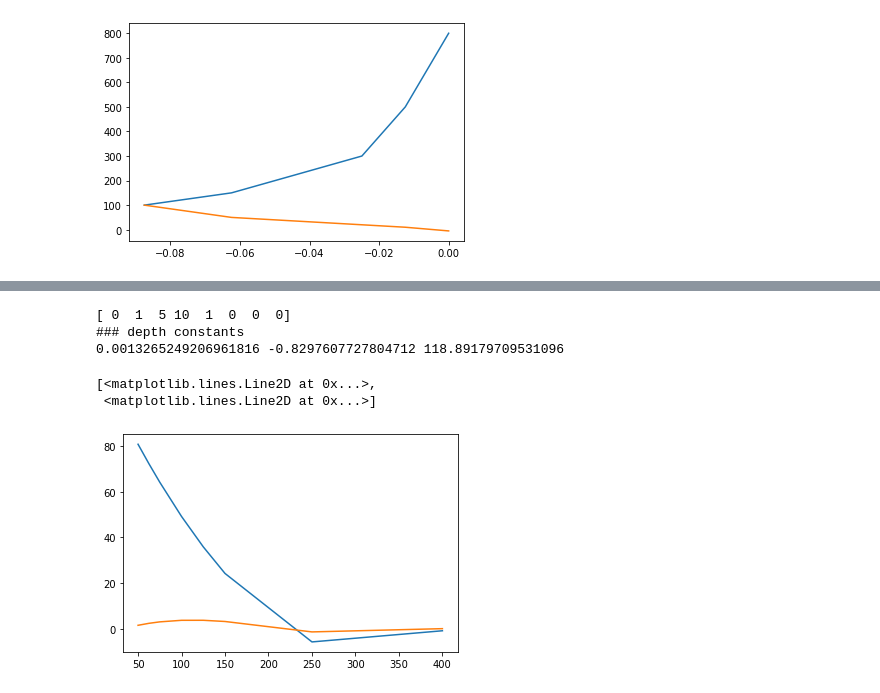
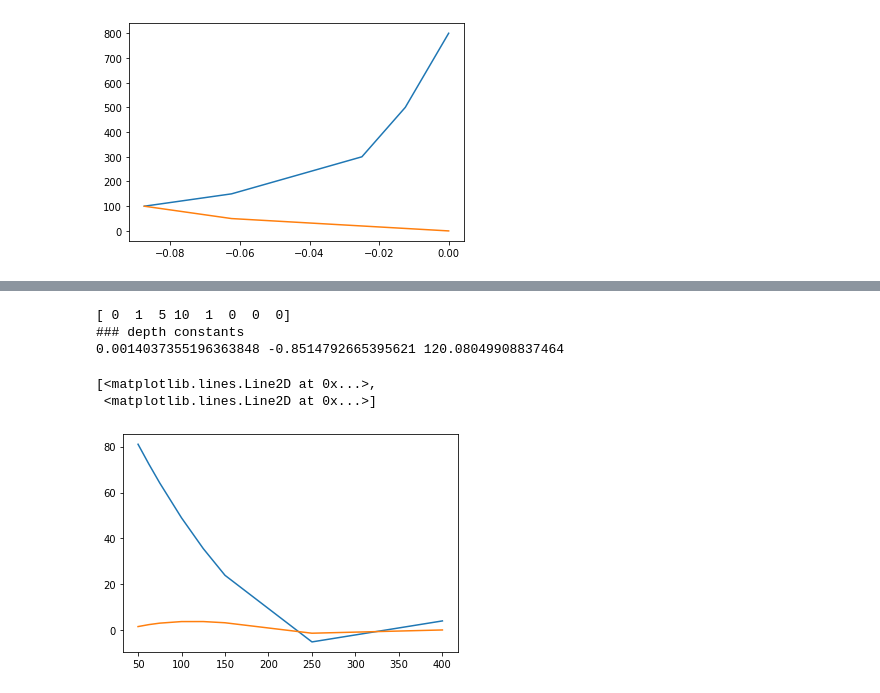
Before and after one commit to Manuel-Research-Group/meanderpy, a Jupyter notebook: meanderpy/Numerical Fits.ipynb, the cells around one changed output, grey strips where cells are left out. Saved outputs shown, nothing was run; the diff lists cells and outputs as text; code cells hidden in the pictures.

```diff
--- a/meanderpy/Numerical Fits.ipynb
+++ b/meanderpy/Numerical Fits.ipynb
@@ -12,7 +12,7 @@ We can see in the plot that width x slope tends towards a exponencial dependency
 # %%
 slope = np.tan(np.linspace(-5.0, 0.0, 8) * np.pi / 180)
 width = np.array([100.0, 125.0, 150.0, 200.0, 250.0, 300.0, 500.0, 800.0])
-depth = np.array([100.0, 75.0, 50.0, 40.0, 30.0, 20.0, 10.0, -5.0])
+depth = np.array([100.0, 75.0, 50.0, 40.0, 30.0, 20.0, 10.0, 0])
 levee = np.array([[0, 0], [1, 250], [5, 1000], [10, 5000], [1, 10000], [0, 0], [0, 0], [0, 0]])
 print(levee[:,0])
 
@@ -46,22 +50,22 @@ plt.plot(slope, fitted_width, slope, fitted_depth)
 # %%
-width2 = width / 2
+hw = width / 2
 
-D2, D1, D0 = curve_fit(lambda x, a, b, c: a *x** 2 + b*x + c, width2, depth)[0]
+D2, D1, D0 = curve_fit(lambda x, a, b, c: a *x** 2 + b*x + c, hw, depth)[0]
 
 print(levee[:,0])
 
-LH1, LH2, LH3, LH4 = curve_fit(lambda x, a, b, c, d: a *x** 3 + b * x ** 2 + c*x + d, width2, levee[:,0])[0]
+LH1, LH2, LH3, LH4 = curve_fit(lambda x, a, b, c, d: a *x** 3 + b * x ** 2 + c*x + d, hw, levee[:,0])[0]
 
-fitted_depth = D2 * width2 ** 2 + D1 * width2 + D0
-fitted_lh = LH1 * width2 ** 3 + LH2 * width2 ** 2 + LH3 * width2 + LH4
+fitted_depth = D2 * hw ** 2 + D1 * hw + D0
+fitted_lh = LH1 * hw ** 3 + LH2 * hw ** 2 + LH3 * hw + LH4
 
 print('### depth constants')
 print(D2, D1, D0)
-plt.plot(width2, fitted_depth, width2, fitted_lh)
+plt.plot(hw, fitted_depth, hw, fitted_lh)
 # %% [output]
 [ 0  1  5 10  1  0  0  0]
 ### depth constants
-0.0013265249206961816 -0.8297607727804712 118.89179709531096
+0.0014037355196363848 -0.8514792665395621 120.08049908837464
 [<matplotlib.lines.Line2D at 0x...>,
  <matplotlib.lines.Line2D at 0x...>]
-[figure, old version]
+[figure, new version]
```
Also changed, not shown: parts of 4 cells of this notebook, 6 other files.
